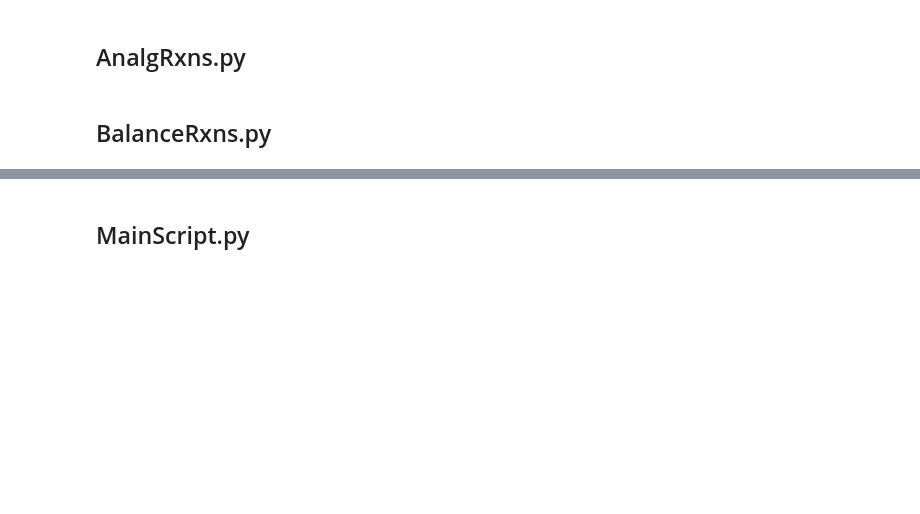
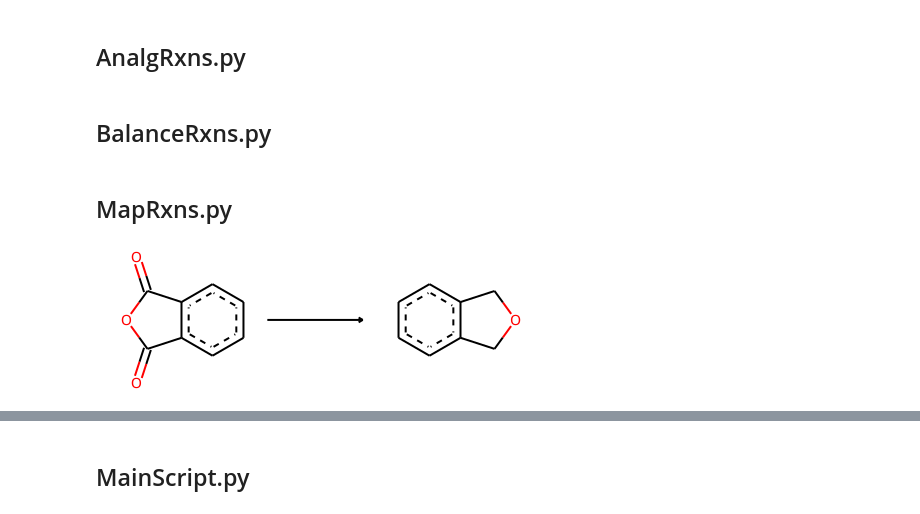
Before and after one commit to sustainable-processes/Impurity-Project, a Jupyter notebook: Predict_Impurities(Codebase).ipynb, the cells around one changed output, grey strips where cells are left out. Cells and saved outputs as stored; diff of their text form; code cells hidden in the pictures; blank space fills up the shorter version.

```diff
--- a/Predict_Impurities(Codebase).ipynb
+++ b/Predict_Impurities(Codebase).ipynb
@@ -3163,0 +3485,6 @@ def balance_rxn(rxnsmiles0,hc_prod=None,hc_react=None,coefflim=5):
+# %% [markdown]
+## MapRxns.py
+# %%
+rdChemReactions.ReactionFromSmarts('O=C1OC(=O)c2ccccc21>>c1ccc2c(c1)COC2',useSmiles=True)
+# %% [output]
+[figure, added]
```
Also changed, not shown: parts of 241 cells of this notebook, 4 other files.
